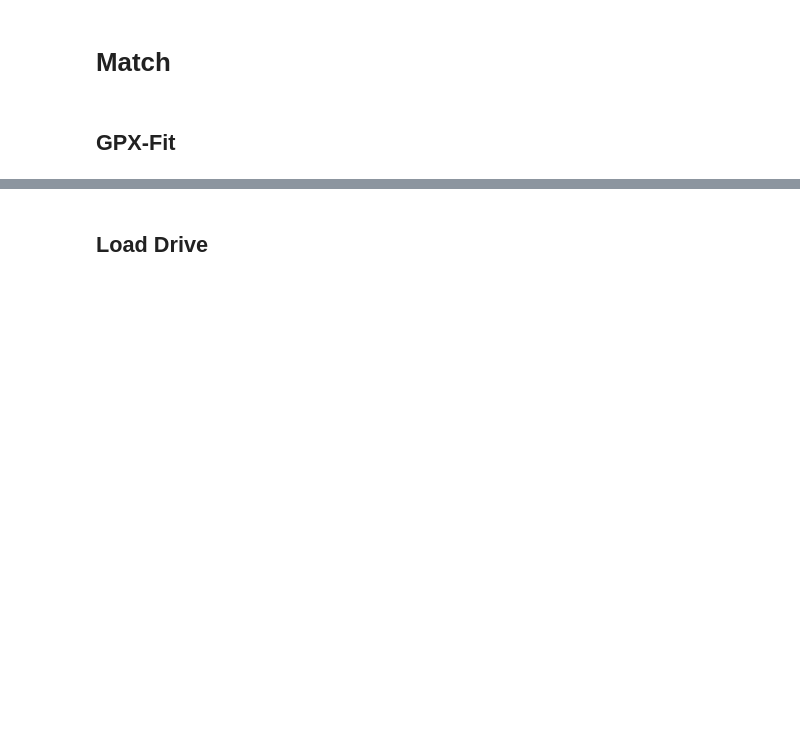
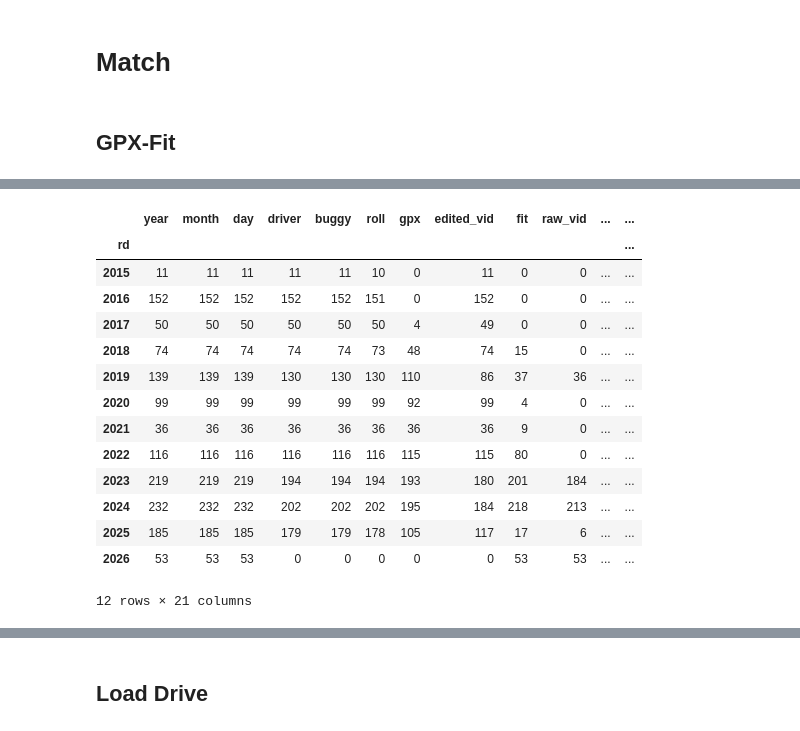
Before and after one commit to D0ugins/srs, a Jupyter notebook: backend/src/notebooks/match.ipynb, the cells around one changed output, grey strips where cells are left out. Drawn from its saved outputs; the diff is of its cells as text; code cells hidden in the pictures; blank space fills up the shorter version.

Commit message:
extend data matching scripts

```diff
--- a/backend/src/notebooks/match.ipynb
+++ b/backend/src/notebooks/match.ipynb
@@ -317,0 +855,15 @@ Total size: 234.78 GB
+# %%
+metadata = {}
+for _, row in rollvis_df.iterrows():
+    data = dict(
+            date=row.date, driver=row.driver, buggy=row.buggy, roll=row.rollNumber,
+            bags=int_or_none(row.bags), heat=int_or_zero(row.heat_front),
+            wheel_type=str_or_none(row.wheel_type), wheels=str_or_none(row.wheels)
+    ) | {f'hill_{i}': str_or_none(row[f'hill{i}']) for i in (1, 2, 3, 4, 5)}
+    if row.key in metadata:
+        existing = metadata[row.key]
+        for k,v in data.items():
+            if existing[k] is None: existing[k] = v
+    else:
+        metadata[row.key] = data
+len(metadata)
@@ -317,0 +872,14 @@ Total size: 234.78 GB
+# %%
+for _, row in dash_df.iterrows():
+    data = dict(
+            date=row.Date, driver=row.Driver, buggy=row.Buggy, roll=row['Roll #'],
+            bags=int_or_none(row.Bags), heat=int_or_zero(row['Heat (F)']),
+            wheel_type=str_or_none(row['Wheel Type']), wheels=str_or_none(row.Wheels)
+    ) | {f'hill_{i}': str_or_none(row[f'Hill {i} Pusher']) for i in (1, 2, 3, 4, 5)}
+    if row.key in metadata:
+        existing = metadata[row.key]
+        for k,v in data.items():
+            if existing[k] is None: existing[k] = v
+    else:
+        metadata[row.key] = data
+len(metadata)
@@ -317,0 +1083,3 @@ Total size: 234.78 GB
+# %%
+roll_metas = sorted([extract_roll_meta(r) | r for r in rolls], key=lambda r: (r['year'] or 0, r['month'] or 0, r['day'] or 0))
+set(r['buggy'] for r in roll_metas)
@@ -317,0 +1099,4 @@ Total size: 234.78 GB
+# %%
+rolls_df = pd.DataFrame.from_records(roll_metas)
+rolls_df['rd'] = rolls_df.year + (rolls_df.month > 4)
+rolls_df.notna().sum()
@@ -317,0 +1121,18 @@ Total size: 234.78 GB
+# %%
+rolls_df.groupby('rd').agg(lambda g: g.notna().sum())
+# %% [output]
+|  | year | month | day | driver | buggy | roll | gpx | edited_vid | fit | raw_vid | ... | ... |
+| rd |  |  |  |  |  |  |  |  |  |  |  | ... |
+| 2015 | 11 | 11 | 11 | 11 | 11 | 10 | 0 | 11 | 0 | 0 | ... | ... |
+| 2016 | 152 | 152 | 152 | 152 | 152 | 151 | 0 | 152 | 0 | 0 | ... | ... |
+| 2017 | 50 | 50 | 50 | 50 | 50 | 50 | 4 | 49 | 0 | 0 | ... | ... |
+| 2018 | 74 | 74 | 74 | 74 | 74 | 73 | 48 | 74 | 15 | 0 | ... | ... |
+| 2019 | 139 | 139 | 139 | 130 | 130 | 130 | 110 | 86 | 37 | 36 | ... | ... |
+| 2020 | 99 | 99 | 99 | 99 | 99 | 99 | 92 | 99 | 4 | 0 | ... | ... |
+| 2021 | 36 | 36 | 36 | 36 | 36 | 36 | 36 | 36 | 9 | 0 | ... | ... |
+| 2022 | 116 | 116 | 116 | 116 | 116 | 116 | 115 | 115 | 80 | 0 | ... | ... |
+| 2023 | 219 | 219 | 219 | 194 | 194 | 194 | 193 | 180 | 201 | 184 | ... | ... |
+| 2024 | 232 | 232 | 232 | 202 | 202 | 202 | 195 | 184 | 218 | 213 | ... | ... |
+| 2025 | 185 | 185 | 185 | 179 | 179 | 178 | 105 | 117 | 17 | 6 | ... | ... |
+| 2026 | 53 | 53 | 53 | 0 | 0 | 0 | 0 | 0 | 53 | 53 | ... | ... |
+12 rows × 21 columns
```
Also changed, not shown: parts of 132 cells of this notebook, 5 other files.
